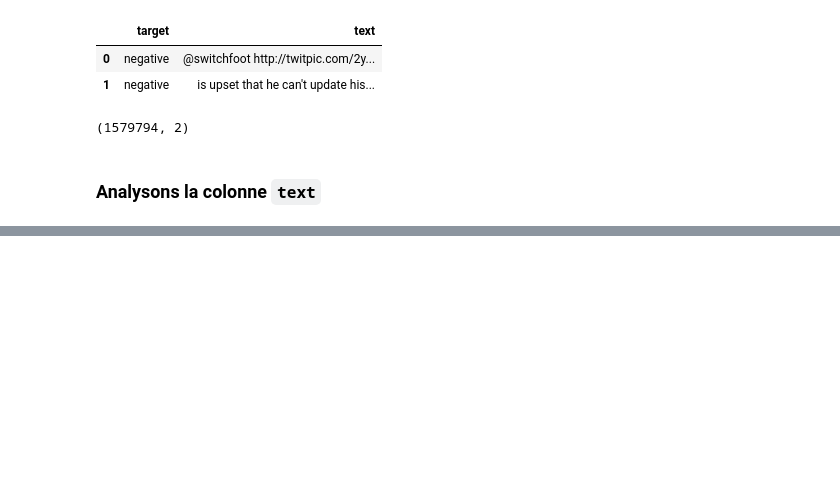
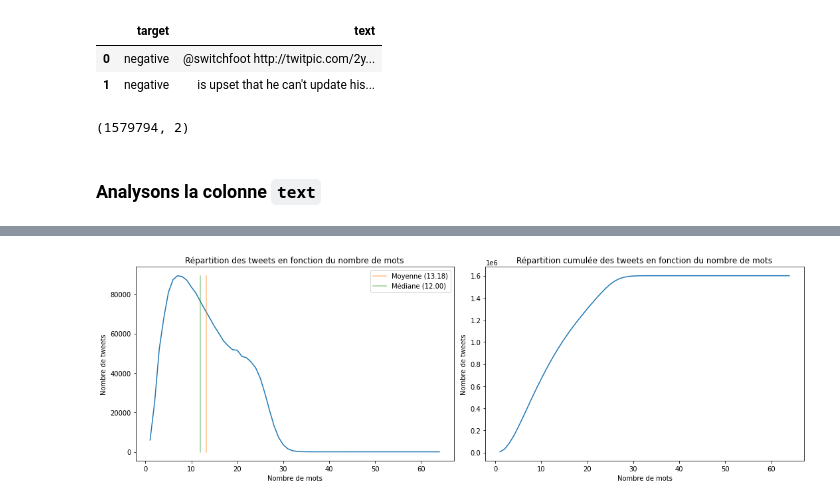
Before and after one commit to Valkea/OC_AI_07, a Jupyter notebook: 01_EDA.ipynb, the cells around one changed output, grey strips where cells are left out. Drawn from its saved outputs; the diff is of its cells as text; code cells hidden in the pictures; blank space fills up the shorter version.

```diff
--- a/01_EDA.ipynb
+++ b/01_EDA.ipynb
@@ -359,0 +459,12 @@ display(df.head(2), df.shape)
+# %%
+data_tmp['tweet_words'] = df.text.apply(lambda x: len(x.split()))
+plot_tweet_sizes(
+    data_tmp,
+    col_name = 'tweet_words',
+    title1 = "Répartition des tweets en fonction du nombre de mots",
+    title2 = "Répartition cumulée des tweets en fonction du nombre de mots",
+    x_label = "Nombre de mots",
+    y_label = "Nombre de tweets",
+)
+# %% [output]
+[figure, added]
```
Also changed, not shown: parts of 30 cells of this notebook.
